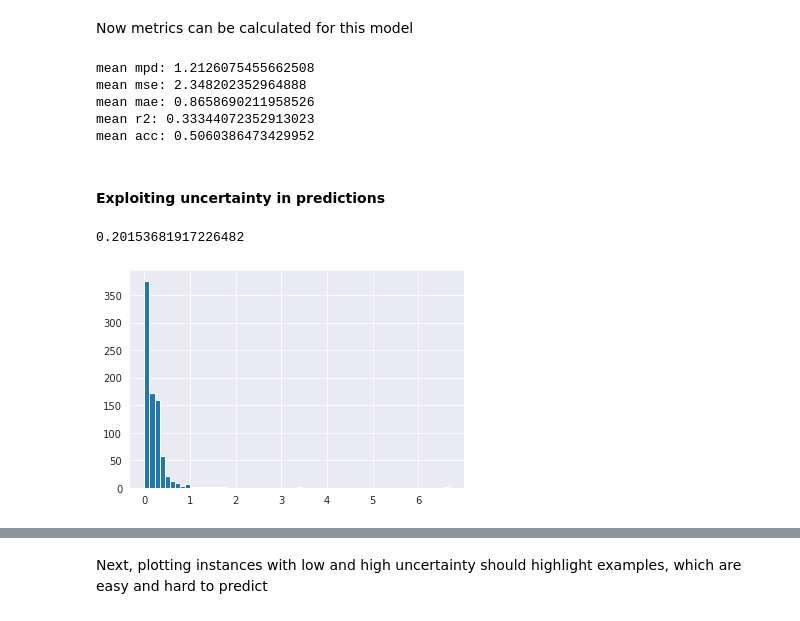
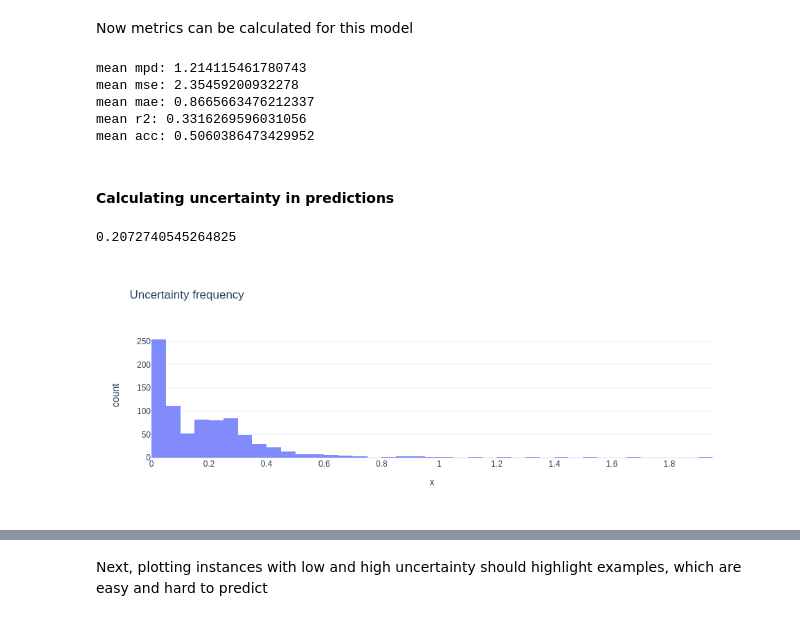
Before and after one commit to Alchemication/cvdl-for-home, a Jupyter notebook: Notebooks/Extra.04.Person-EDA-Forecast.ipynb, the cells around one changed output, grey strips where cells are left out. Saved outputs shown, nothing was run; the diff lists cells and outputs as text; code cells hidden in the pictures.

```diff
--- a/Notebooks/Extra.04.Person-EDA-Forecast.ipynb
+++ b/Notebooks/Extra.04.Person-EDA-Forecast.ipynb
@@ -713,7 +713,7 @@ import GPy
 # %%
 %%time
 # choose subset of features to improve speed and accuracy
-use_feats = 'hour,cur__precipIntensity,cur__humidity,cur__apparentTemperature,cur__uvIndex,is_weekend_day'.split(',')
+use_feats = 'hour,cur__precipIntensity,cur__apparentTemperature,cur__uvIndex,is_weekend_day'.split(',')
 
 X = merged[use_feats]
 y = merged['obs_count']
@@ -840,12 +856,12 @@ print('mean mae:', mae)
 print('mean r2:', r2)
 print('mean acc:', acc)
 # %% [output]
-mean mpd: 1.2126075455662508
-mean mse: 2.348202352964888
-mean mae: 0.8658690211958526
-mean r2: 0.33344072352913023
+mean mpd: 1.214115461780743
+mean mse: 2.35459200932278
+mean mae: 0.8665663476212337
+mean r2: 0.3316269596031056
 mean acc: 0.5060386473429952
 # %% [markdown]
-#### Exploiting uncertainty in predictions
+#### Calculating uncertainty in predictions
 # %%
 # calculate standard deviation for each sample from the posterior
@@ -854,9 +870,10 @@ exp_sampled_functions_std = np.std(exp_sampled_functions,axis=0)
 # what is the mean of uncertainty
 np.mean(exp_sampled_functions_std)
 # %% [output]
-0.20153681917226482
+0.2072740545264825
 # %%
 # plot frequency for the variance in predictions
-plt.hist(exp_sampled_functions_std, bins=60);
+px.histogram(x=exp_sampled_functions_std[exp_sampled_functions_std < 2], nbins=80, width=450, height=350,
+             title='Uncertainty frequency', opacity=0.8)
 # %% [output]
-[figure, old version]
+[figure, new version]
```
Also changed, not shown: parts of 39 cells of this notebook, 4 other files.
